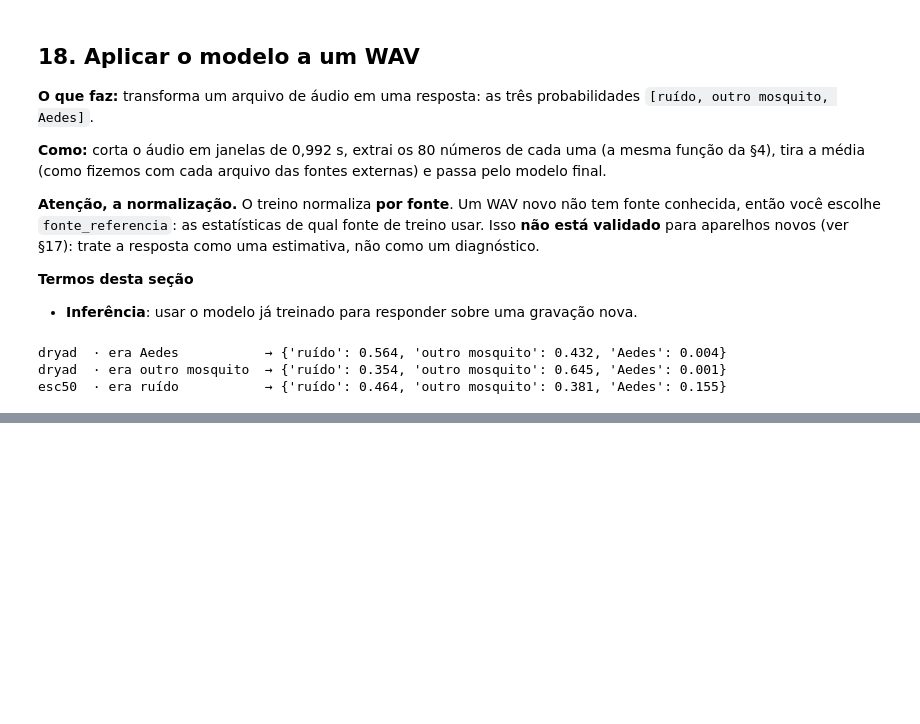
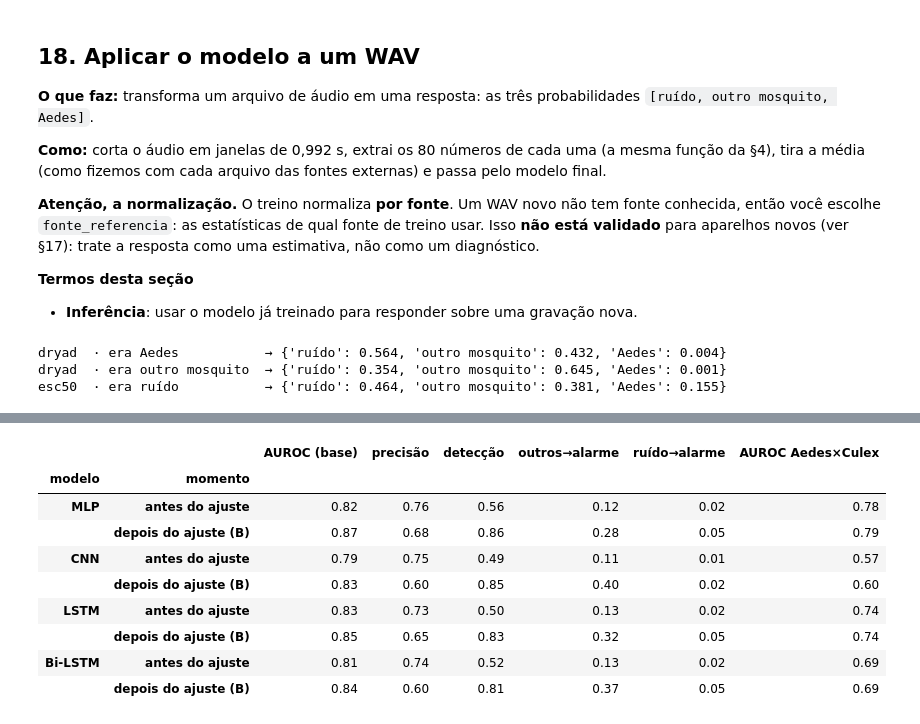
Before and after one commit to Lciarallo/mosquito-wingbeat, a Jupyter notebook: notebooks/detector_ternario_treinamento_teste_aplicacao.ipynb, the cells around one changed output, grey strips where cells are left out. Drawn from its saved outputs; the diff is of its cells as text; code cells hidden in the pictures; blank space fills up the shorter version.

```diff
--- a/notebooks/detector_ternario_treinamento_teste_aplicacao.ipynb
+++ b/notebooks/detector_ternario_treinamento_teste_aplicacao.ipynb
@@ -1949,0 +2103,38 @@ display(pd.DataFrame(linhas).set_index(['combinação', 'arquivo', 'trecho']).st
+# %%
+# o ajuste estragou o que a rede sabia? A prova da §10 (5 dobras por grupo, semente final), antes e depois do ajuste (variante B)
+def esquecimento(tipo, s=SEMENTE_FINAL):
+    A = DADOS2[tipo]; antes, depois = np.zeros(len(y)), np.zeros(len(y))
+    ard1, ya1 = IA, (YA == 2).astype(float); ard2 = IA[YA == 2]; ya2 = np.ones(len(ard2))
+    for a, b in StratifiedGroupKFold(5, shuffle=True, random_state=s).split(Xn[idx_all], y[idx_all], grupo[idx_all]):
+        tr, te = idx_all[a], idx_all[b]
+        y1 = (Y2[tr] > 0).astype(float); e1 = ajustar_rede(tipo, A[tr], y1, pesos_por_fonte(y1, F2[tr]), D2[tr], s)
+        mos = tr[Y2[tr] > 0]; y2_ = (Y2[mos] == 2).astype(float); e2 = ajustar_rede(tipo, A[mos], y2_, pesos_por_fonte(y2_, F2[mos]), D2[mos], s)
+        antes[te] = e1(A[te]) * e2(A[te])
+        f1 = ajustar_pesos(e1.rede, A, tr, y1, ard1, ya1, s, False); f2 = ajustar_pesos(e2.rede, A, mos, y2_, ard2, ya2, s, False)
+        depois[te] = f1(A[te]) * f2(A[te])
+    saida = {}
+    for nome_, nota in (('antes do ajuste', antes), ('depois do ajuste (B)', depois)):
+        m = metricas(y[idx_all], nota[idx_all]); m['auroc_aedes_x_culex'] = roc_auc_score(y[idx_all][fun] == 2, nota[idx_all][fun])
+        saida[nome_] = {k: round(float(v), 3) for k, v in m.items()}
+    return saida
+
+arq_esq = CACHE / 'arduino_esquecimento.json'
+esq = json.loads(arq_esq.read_text()) if arq_esq.exists() and not RECALCULAR_RANKING else {}
+for tipo in REDES_FT:
+    if tipo in esq: continue
+    t0 = time.time(); esq[tipo] = esquecimento(tipo); arq_esq.write_text(json.dumps(esq, indent=1))
+    print(f'{NOMES[tipo][0]:10s} {(time.time() - t0) / 60:.1f} min', flush=True)
+tab_esq = pd.DataFrame([{'modelo': NOMES[t][0], 'momento': k, **v} for t in REDES_FT for k, v in esq[t].items()]).set_index(['modelo', 'momento'])
+display(tab_esq[['auroc', 'precisao', 'deteccao', 'outros_alarme', 'ruido_alarme', 'auroc_aedes_x_culex']].rename(columns={
+    'auroc': 'AUROC (base)', 'precisao': 'precisão', 'deteccao': 'detecção', 'outros_alarme': 'outros→alarme', 'ruido_alarme': 'ruído→alarme', 'auroc_aedes_x_culex': 'AUROC Aedes×Culex'}).round(2))
+# %% [output]
+|  |  | AUROC (base) | precisão | detecção | outros→alarme | ruído→alarme | AUROC Aedes×Culex |
+| modelo | momento |  |  |  |  |  |  |
+| MLP | antes do ajuste | 0.82 | 0.76 | 0.56 | 0.12 | 0.02 | 0.78 |
+|  | depois do ajuste (B) | 0.87 | 0.68 | 0.86 | 0.28 | 0.05 | 0.79 |
+| CNN | antes do ajuste | 0.79 | 0.75 | 0.49 | 0.11 | 0.01 | 0.57 |
+|  | depois do ajuste (B) | 0.83 | 0.60 | 0.85 | 0.40 | 0.02 | 0.60 |
+| LSTM | antes do ajuste | 0.83 | 0.73 | 0.50 | 0.13 | 0.02 | 0.74 |
+|  | depois do ajuste (B) | 0.85 | 0.65 | 0.83 | 0.32 | 0.05 | 0.74 |
+| Bi-LSTM | antes do ajuste | 0.81 | 0.74 | 0.52 | 0.13 | 0.02 | 0.69 |
+|  | depois do ajuste (B) | 0.84 | 0.60 | 0.81 | 0.37 | 0.05 | 0.69 |
```
Also changed, not shown: parts of 52 cells of this notebook, 1 other file.
